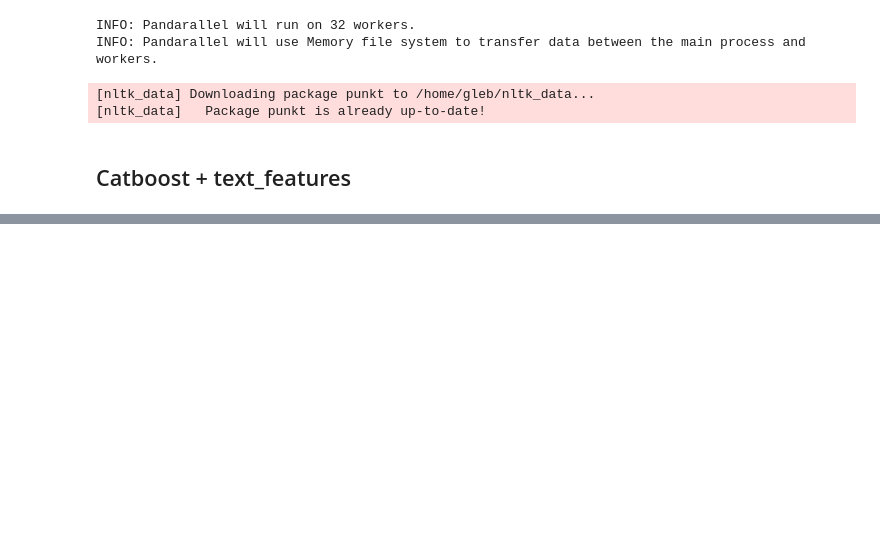
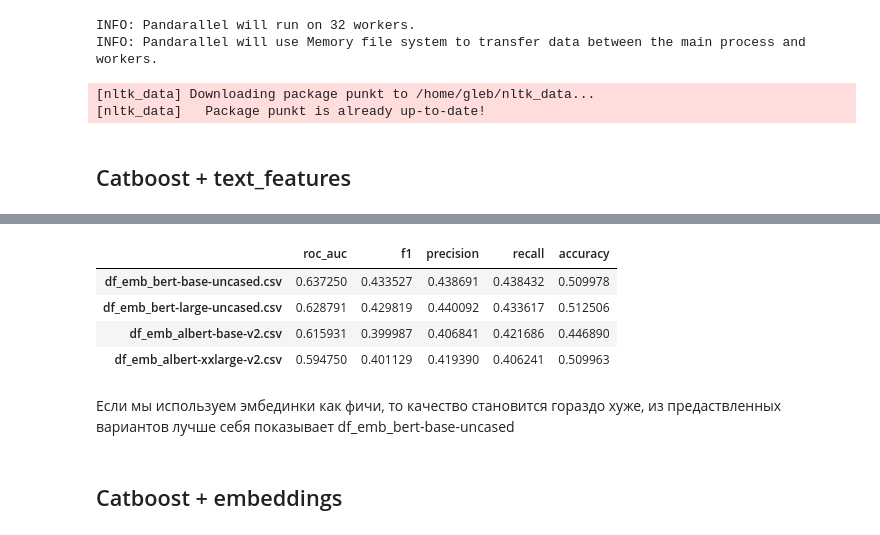
Before and after one commit to Gleb01548/english_level, a Jupyter notebook: notebook/catboost_text_test.ipynb, the cells around one changed output, grey strips where cells are left out. Cells and saved outputs as stored; diff of their text form; code cells hidden in the pictures; blank space fills up the shorter version.

Commit message:
add optuna and BERT

```diff
--- a/notebook/catboost_text_test.ipynb
+++ b/notebook/catboost_text_test.ipynb
@@ -204,0 +462,4 @@ bestIteration = 215
+# %%
+catboost_embeddings_like_features.append(
+    train_emb_like_feature("df_emb_bert-base-uncased.csv")
+)
@@ -204,0 +502,4 @@ bestIteration = 215
+# %%
+catboost_embeddings_like_features.append(
+    train_emb_like_feature("df_emb_bert-large-uncased.csv")
+)
@@ -204,0 +542,4 @@ bestIteration = 215
+# %%
+catboost_embeddings_like_features.append(
+    train_emb_like_feature("df_emb_albert-base-v2.csv")
+)
@@ -204,0 +582,4 @@ bestIteration = 215
+# %%
+catboost_embeddings_like_features.append(
+    train_emb_like_feature("df_emb_albert-xxlarge-v2.csv")
+)
@@ -204,0 +622,12 @@ bestIteration = 215
+# %%
+pd.concat(catboost_embeddings_like_features)
+# %% [output]
+|  | roc_auc | f1 | precision | recall | accuracy |
+| df_emb_bert-base-uncased.csv | 0.637250 | 0.433527 | 0.438691 | 0.438432 | 0.509978 |
+| df_emb_bert-large-uncased.csv | 0.628791 | 0.429819 | 0.440092 | 0.433617 | 0.512506 |
+| df_emb_albert-base-v2.csv | 0.615931 | 0.399987 | 0.406841 | 0.421686 | 0.446890 |
+| df_emb_albert-xxlarge-v2.csv | 0.594750 | 0.401129 | 0.419390 | 0.406241 | 0.509963 |
+# %% [markdown]
+Если мы используем эмбединки как фичи, то качество становится гораздо хуже, из предаствленных вариантов лучше себя показывает df_emb_bert-base-uncased
+# %% [markdown]
+## Catboost + embeddings
```
Also changed, not shown: parts of 50 cells of this notebook, 8 other files.
